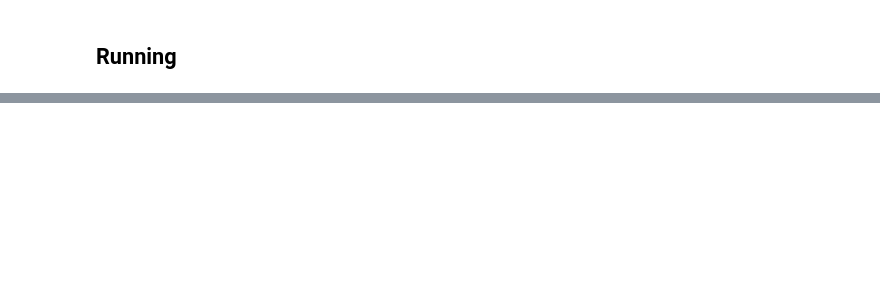
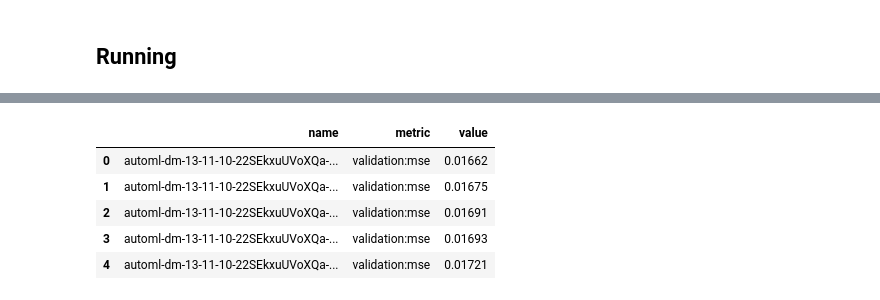
Before and after one commit to hochschule-darmstadt/AutoML_Hauptseminar, a Jupyter notebook: Hauptseminar-AWS-SageMaker-Autopilot/LukasJansen/SageMakerAutopilot.ipynb, the cells around one changed output, grey strips where cells are left out. Drawn from its saved outputs; the diff is of its cells as text; code cells hidden in the pictures; blank space fills up the shorter version.

```diff
--- a/Hauptseminar-AWS-SageMaker-Autopilot/LukasJansen/SageMakerAutopilot.ipynb
+++ b/Hauptseminar-AWS-SageMaker-Autopilot/LukasJansen/SageMakerAutopilot.ipynb
@@ -168,9 +138,0 @@ Stopped
-# %%
-print("College:")
-candidates = sm.list_candidates_for_auto_ml_job(AutoMLJobName=name, SortBy='FinalObjectiveMetricValue')['Candidates']
-for i, c in enumerate(candidates):
-    print(f"{i} {c['CandidateName']} {c['FinalAutoMLJobObjectiveMetric']}")
-print("Phishing:")
-candidates2 = sm.list_candidates_for_auto_ml_job(AutoMLJobName=name2, SortBy='FinalObjectiveMetricValue')['Candidates']
-for i, c in enumerate(candidates2):
-    print(f"{i} {c['CandidateName']} {c['FinalAutoMLJobObjectiveMetric']}")
@@ -194,0 +169,16 @@ Phishing:
+# %%
+import pandas as pd
+
+def getCandidates(name, order='Descending'):
+    candidates = sm.list_candidates_for_auto_ml_job(AutoMLJobName=name, SortOrder=order,MaxResults=100, SortBy='FinalObjectiveMetricValue')['Candidates']
+    res = [{"name": c['CandidateName'], 'metric':c['FinalAutoMLJobObjectiveMetric']['MetricName'], 'value':c['FinalAutoMLJobObjectiveMetric']['Value']} for c in candidates]
+    return pd.DataFrame(res)
+
+getCandidates(name, order='Ascending').head()
+# %% [output]
+|  | name | metric | value |
+| 0 | automl-dm-13-11-10-22SEkxuUVoXQa-... | validation:mse | 0.01662 |
+| 1 | automl-dm-13-11-10-22SEkxuUVoXQa-... | validation:mse | 0.01675 |
+| 2 | automl-dm-13-11-10-22SEkxuUVoXQa-... | validation:mse | 0.01691 |
+| 3 | automl-dm-13-11-10-22SEkxuUVoXQa-... | validation:mse | 0.01693 |
+| 4 | automl-dm-13-11-10-22SEkxuUVoXQa-... | validation:mse | 0.01721 |
```
Also changed, not shown: parts of 22 cells of this notebook, 2 other files.
